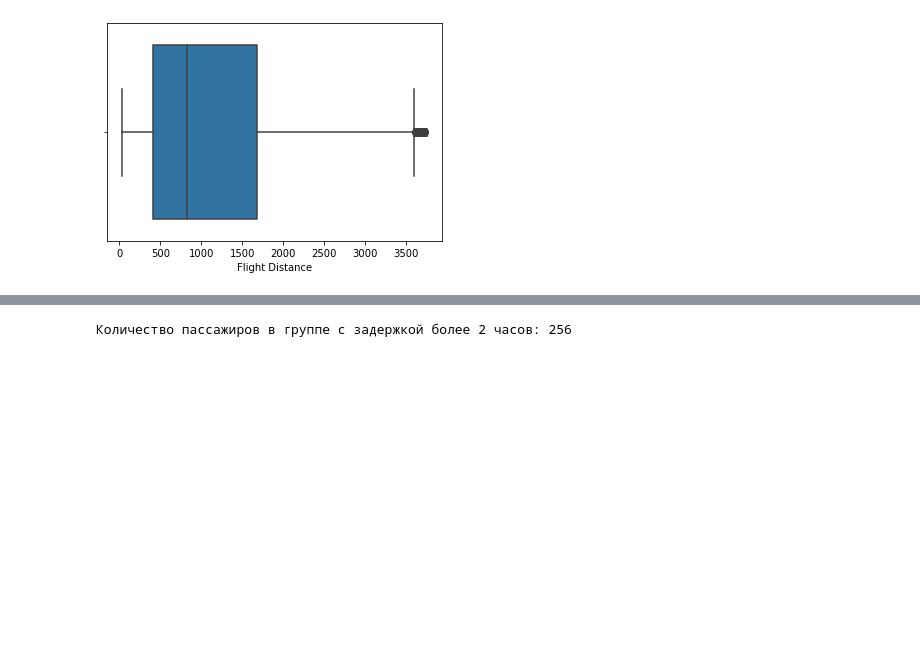
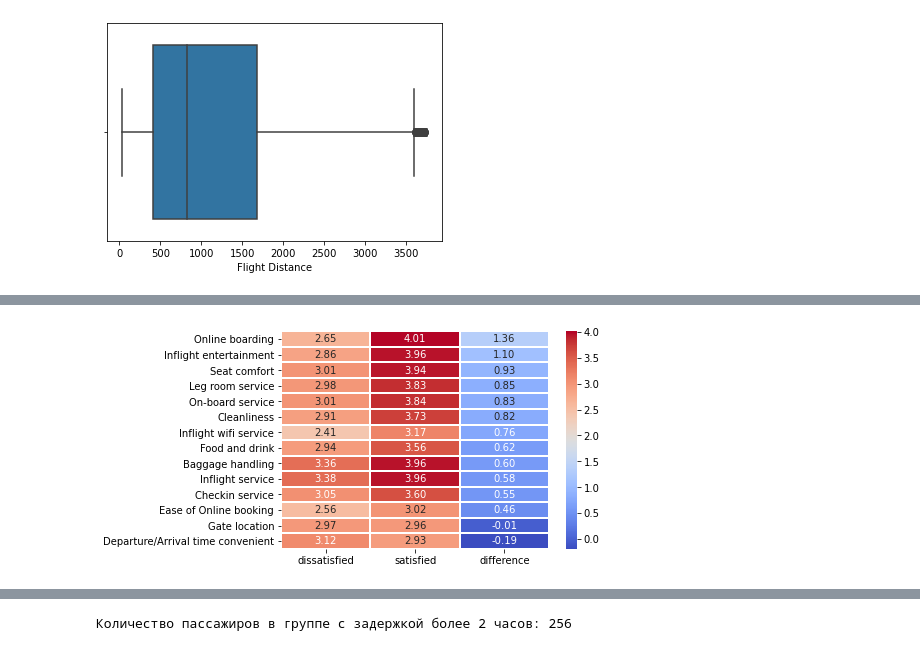
Before and after one commit to dakhokhlova/airline-satisfaction-analysis, a Jupyter notebook: airline_satisfaction_analysis.ipynb, the cells around one changed output, grey strips where cells are left out. Cells and saved outputs as stored; diff of their text form; code cells hidden in the pictures; blank space fills up the shorter version.

```diff
--- a/airline_satisfaction_analysis.ipynb
+++ b/airline_satisfaction_analysis.ipynb
@@ -278,0 +242,10 @@ Name: satisfaction_0_1, dtype: float64
+# %%
+services = ['Inflight wifi service', 'Departure/Arrival time convenient', 'Ease of Online booking', 'Gate location',
+           'Food and drink', 'Online boarding', 'Seat comfort', 'Inflight entertainment', 'On-board service',
+           'Leg room service', 'Baggage handling', 'Checkin service', 'Inflight service', 'Cleanliness']
+
+means_services = df_clean.groupby('satisfaction_0_1')[services].mean().transpose().round(2)
+means_services.columns = ['dissatisfied', 'satisfied']
+means_services['difference'] = means_services['satisfied'] - means_services['dissatisfied']
+means_services_sorted = means_services.sort_values('difference', ascending=False)
+print(means_services_sorted)
@@ -278,0 +268,4 @@ Name: satisfaction_0_1, dtype: float64
+# %%
+sns.heatmap(means_services_sorted, linecolor = 'white', linewidths = 1, annot=True, cmap='coolwarm', fmt='.2f');
+# %% [output]
+[figure, added]
```
Also changed, not shown: parts of 69 cells of this notebook.
